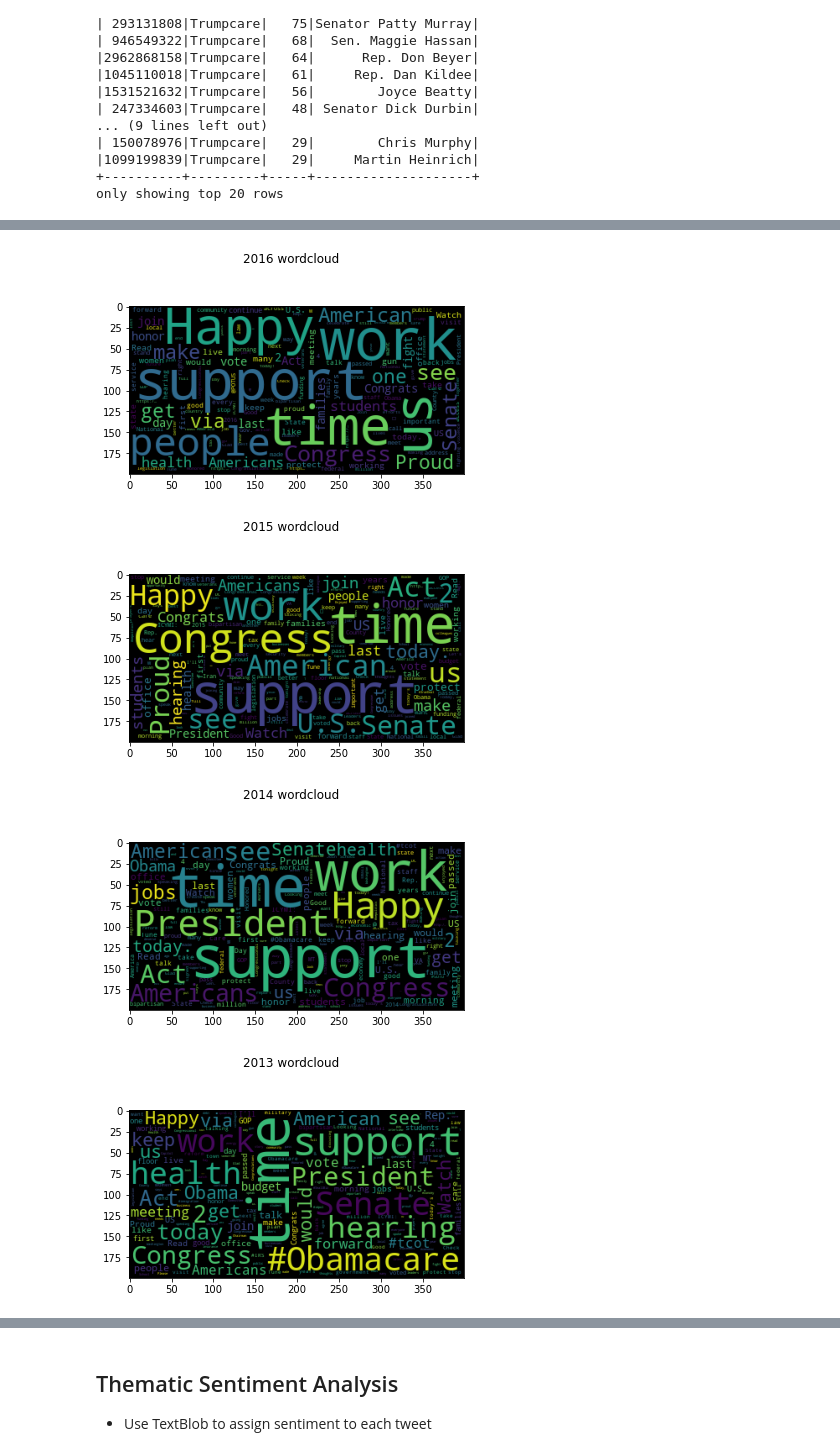
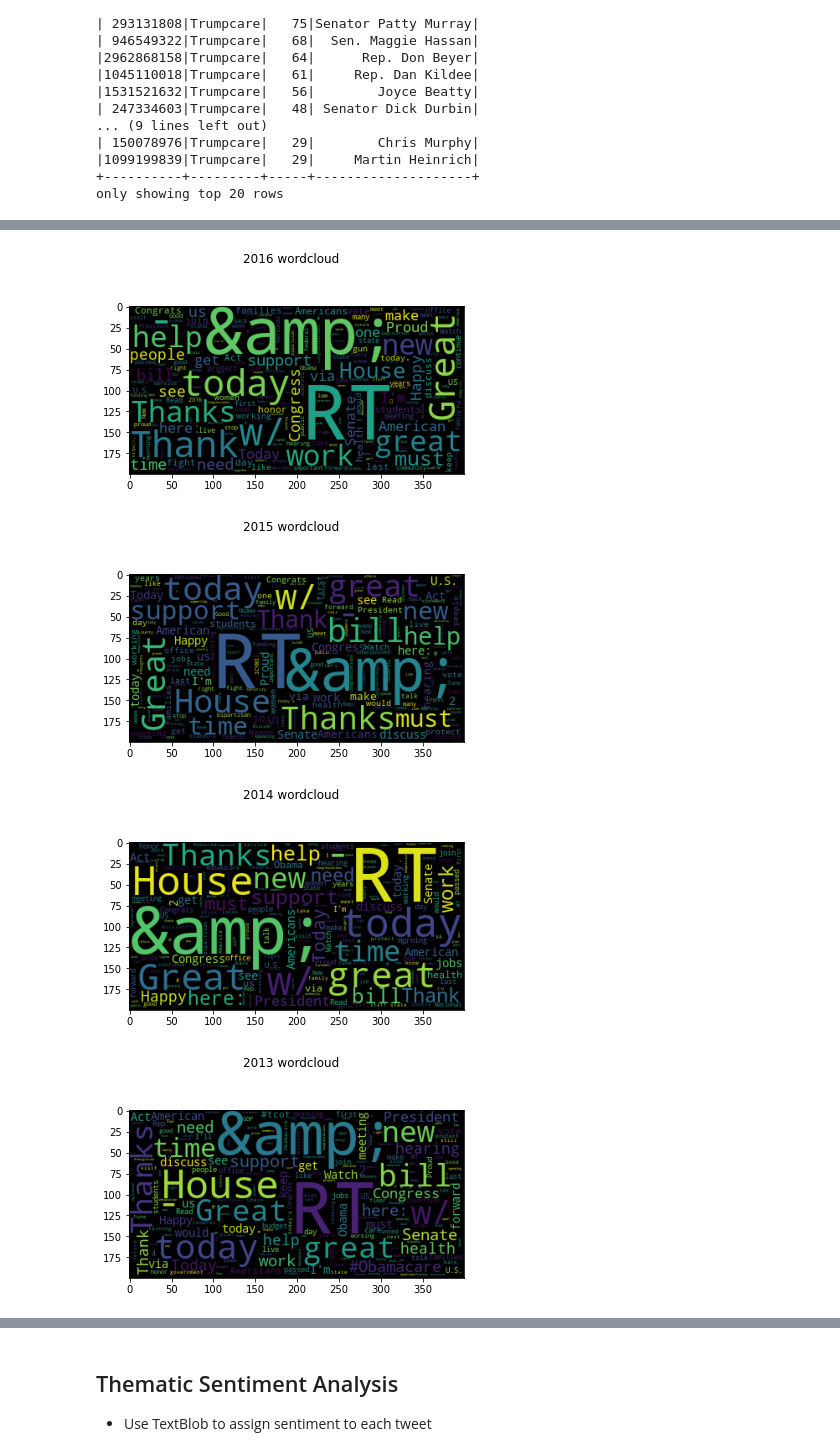
Before and after one commit to noahberhe/Lobbyists4America, a Jupyter notebook: Lobbyists4America.ipynb, the cells around one changed output, grey strips where cells are left out. Drawn from its saved outputs; the diff is of its cells as text; code cells hidden in the pictures.

```diff
--- a/Lobbyists4America.ipynb
+++ b/Lobbyists4America.ipynb
@@ -440,15 +440,9 @@ only showing top 20 rows
 '''Remove stopwords'''
 def remove_stopwords(x):
     sw = stopwords.words("english")
-    custom_list = ["&amp;","i'm","rt",'today','great','thanks','thank','w/','new','house','America','Americans',
-               'Congress','Senate','US','must','help','need','discuss','bill','today','here:','...','-']
-    sw_adj = sw
-    for custom_word in custom_list:
-        sw_adj.append(custom_word)
-
     string = ''
     for x in x.split(' '):
-        if x.lower() not in sw_adj:
+        if x.lower() not in sw:
             string += x + ' '
         else:
             pass
@@ -480,7 +472,9 @@ def corpus_creator(text_col):
     return corpus
 
 def annual_tweets(year):
-    annual_tweets = tweets.select('text_nosw').filter('YEAR(FROM_UNIXTIME(created_at))=={}'.format(year))
+    annual_tweets = tweets.select('text_nosw') \
+                        .filter('YEAR(FROM_UNIXTIME(created_at))=={}'.format(year)) \
+                        .withColumnRenamed('text_nosw','text')
     return annual_tweets
 
 def wordcloud(corpus_sdf):
@@ -509,4 +503,4 @@ for key,value in annual_corpora.items():
-[figure, old version]
+[figure, new version]
-[figure, old version]
+[figure, new version]
-[figure, old version]
+[figure, new version]
-[figure, old version]
+[figure, new version]
```
Also changed, not shown: parts of 32 cells of this notebook.
